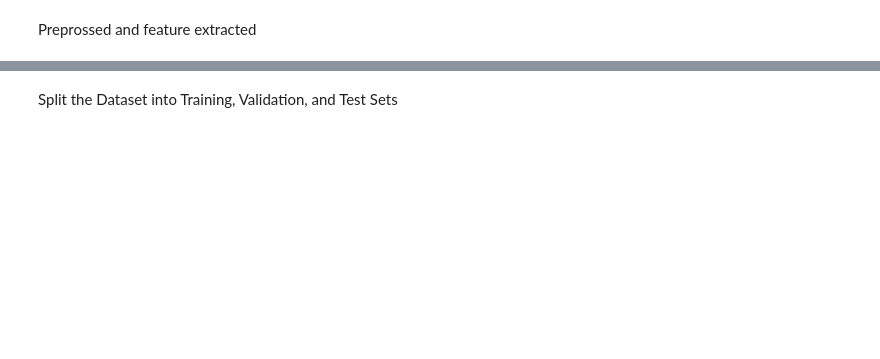
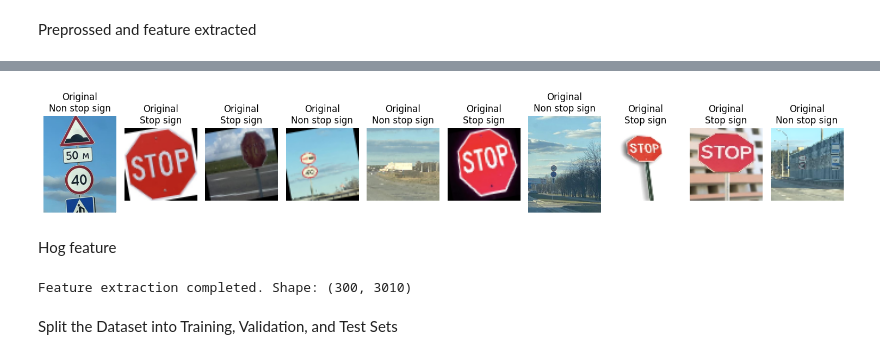
Before and after one commit to irfanshahmayeen/GR-08-CSE-445-Machine-Learnling-Stop-Sign-Detection-In-The-Street-, a Jupyter notebook: XGBoost.ipynb, the cells around one changed output, grey strips where cells are left out. Cells and saved outputs as stored; diff of their text form; code cells hidden in the pictures; blank space fills up the shorter version.

```diff
--- a/XGBoost.ipynb
+++ b/XGBoost.ipynb
@@ -151,2 +110,81 @@ plt.show()
+# %%
+import matplotlib.pyplot as plt
+
+num_images = 10
+random_indices = np.random.choice(len(original_images), num_images, replace=False)
+
+plt.figure(figsize=(15, 3))
+for i, idx in enumerate(random_indices):
+    plt.subplot(1, num_images, i + 1)
+    original_rgb = cv2.cvtColor(original_images[idx], cv2.COLOR_BGR2RGB)
+    plt.imshow(original_rgb)
+    plt.title(f"Original\n{categories[labels[idx]]}")
+    plt.axis('off')
+
+plt.tight_layout()
+plt.show()
+# %% [output]
+[figure, added]
+# %% [markdown]
+Hog feature
+# %%
+from skimage.feature import hog, local_binary_pattern
+
+def extract_shape_features(img):
+    gray = cv2.cvtColor(img, cv2.COLOR_BGR2GRAY)
+    edges = cv2.Canny(gray, 100, 200)
+    contours, _ = cv2.findContours(edges, cv2.RETR_EXTERNAL, cv2.CHAIN_APPROX_SIMPLE)
+    num_contours = len(contours)
+    largest_area = 0
+    num_sides = 0
+    is_circular = 0
+    if contours:
+        largest_contour = max(contours, key=cv2.contourArea)
+        largest_area = cv2.contourArea(largest_contour)
+        approx = cv2.approxPolyDP(largest_contour, 0.01 * cv2.arcLength(largest_contour, True), True)
+        num_sides = len(approx)
+        # Check if the shape is circular (speed limit signs are often circular)
+        perimeter = cv2.arcLength(largest_contour, True)
+        area = cv2.contourArea(largest_contour)
+        if perimeter > 0:
+            circularity = 4 * np.pi * area / (perimeter * perimeter)
+            is_circular = 1 if circularity > 0.8 else 0  # Circularity close to 1 indicates a circle
+    return np.array([num_contours, largest_area / (IMG_SIZE * IMG_SIZE), num_sides, is_circular])
+
+features = []
+for img in data:
+    # Extract HOG features from grayscale image
+    img_gray = cv2.cvtColor(img, cv2.COLOR_BGR2GRAY)
+    img_gray = img_gray / 255.0
+    hog_feat = hog(img_gray,
+                   pixels_per_cell=(6, 6),
+                   cells_per_block=(2, 2),
+                   orientations=9,
+                   feature_vector=True)
+
+    # Extract color features (red and blue channels)
+    red_channel = img[:, :, 2]
+    red_hist = np.histogram(red_channel, bins=32, range=(0, 256))[0]
+    red_hist = red_hist / red_hist.sum()
+
+    blue_channel = img[:, :, 0]  # Blue channel in BGR
+    blue_hist = np.histogram(blue_channel, bins=32, range=(0, 256))[0]
+    blue_hist = blue_hist / blue_hist.sum()
+
+    # Extract texture features using Local Binary Patterns (LBP)
+    lbp = local_binary_pattern(img_gray * 255, P=8, R=1, method='uniform')
+    lbp_hist, _ = np.histogram(lbp, bins=26, range=(0, 26), density=True)
+
+    # Extract shape features
+    shape_feat = extract_shape_features(img)
+
+    # Combine all features
+    combined_features = np.concatenate([hog_feat, red_hist, blue_hist, lbp_hist, shape_feat])
+    features.append(combined_features)
+
+X_features = np.array(features)
+print("Feature extraction completed. Shape:", X_features.shape)
+# %% [output]
+Feature extraction completed. Shape: (300, 3010)
 # %% [markdown]
 Split the Dataset into Training, Validation, and Test Sets
```
Also changed, not shown: parts of 18 cells of this notebook.
